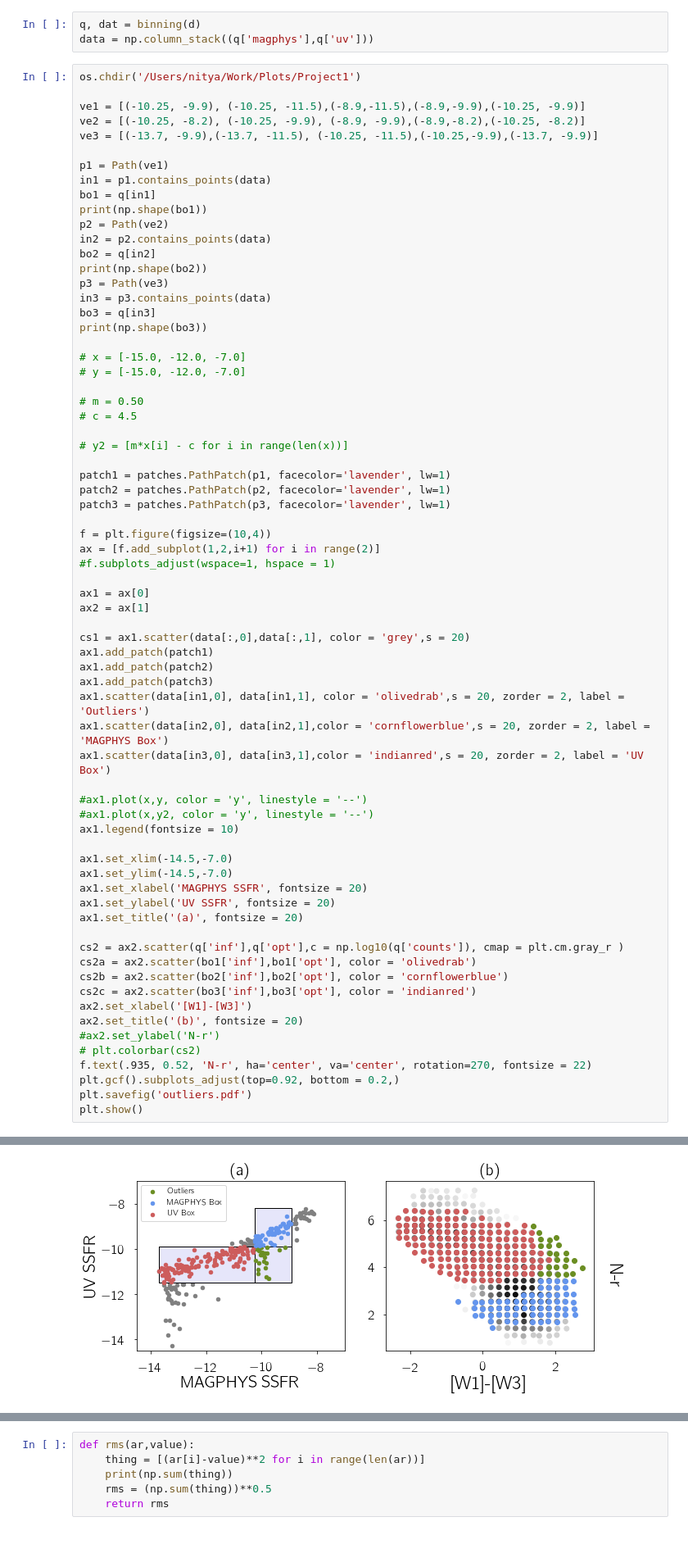
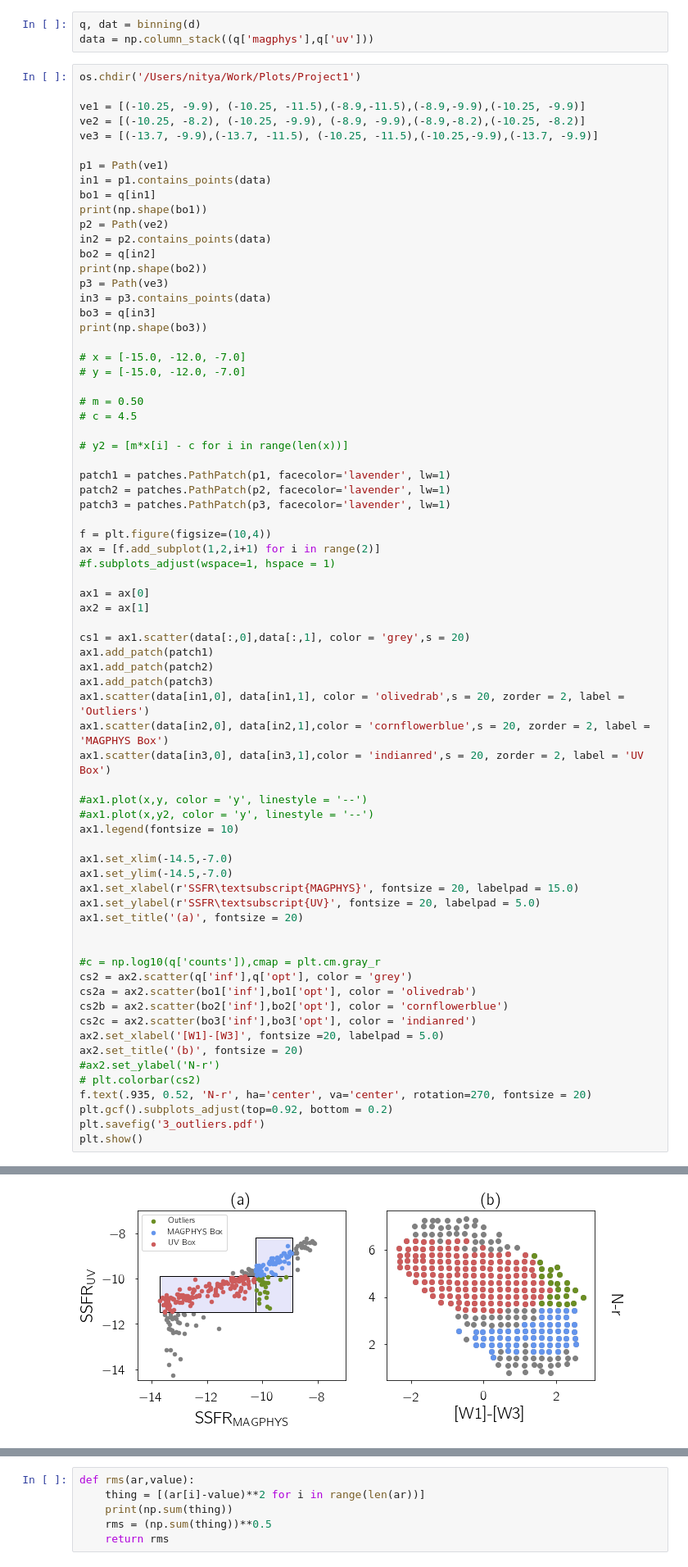
Before and after one commit to nityamd/SSFR_Env, a Jupyter notebook: notebooks/Post jk plots.ipynb, the cells around one changed output, grey strips where cells are left out. Shown at 82% size. Cells and saved outputs as stored; diff of their text form; blank space fills up the shorter version.

```diff
--- a/notebooks/Post jk plots.ipynb
+++ b/notebooks/Post jk plots.ipynb
@@ -131,41 +131,43 @@ ax = [f.add_subplot(1,2,i+1) for i in range(2)]
 ax1 = ax[0]
 ax2 = ax[1]
 
 cs1 = ax1.scatter(data[:,0],data[:,1], color = 'grey',s = 20)
 ax1.add_patch(patch1)
 ax1.add_patch(patch2)
 ax1.add_patch(patch3)
 ax1.scatter(data[in1,0], data[in1,1], color = 'olivedrab',s = 20, zorder = 2, label = 'Outliers')
 ax1.scatter(data[in2,0], data[in2,1],color = 'cornflowerblue',s = 20, zorder = 2, label = 'MAGPHYS Box')
 ax1.scatter(data[in3,0], data[in3,1],color = 'indianred',s = 20, zorder = 2, label = 'UV Box')
 
 #ax1.plot(x,y, color = 'y', linestyle = '--')
 #ax1.plot(x,y2, color = 'y', linestyle = '--')
 ax1.legend(fontsize = 10)
 
 ax1.set_xlim(-14.5,-7.0)
 ax1.set_ylim(-14.5,-7.0)
-ax1.set_xlabel('MAGPHYS SSFR', fontsize = 20)
-ax1.set_ylabel('UV SSFR', fontsize = 20)
+ax1.set_xlabel(r'SSFR\textsubscript{MAGPHYS}', fontsize = 20, labelpad = 15.0)
+ax1.set_ylabel(r'SSFR\textsubscript{UV}', fontsize = 20, labelpad = 5.0)
 ax1.set_title('(a)', fontsize = 20)
 
-cs2 = ax2.scatter(q['inf'],q['opt'],c = np.log10(q['counts']), cmap = plt.cm.gray_r )
+
+#c = np.log10(q['counts']),cmap = plt.cm.gray_r
+cs2 = ax2.scatter(q['inf'],q['opt'], color = 'grey')
 cs2a = ax2.scatter(bo1['inf'],bo1['opt'], color = 'olivedrab')
 cs2b = ax2.scatter(bo2['inf'],bo2['opt'], color = 'cornflowerblue')
 cs2c = ax2.scatter(bo3['inf'],bo3['opt'], color = 'indianred')
-ax2.set_xlabel('[W1]-[W3]')
+ax2.set_xlabel('[W1]-[W3]', fontsize =20, labelpad = 5.0)
 ax2.set_title('(b)', fontsize = 20)
 #ax2.set_ylabel('N-r')
 # plt.colorbar(cs2)
-f.text(.935, 0.52, 'N-r', ha='center', va='center', rotation=270, fontsize = 22)
-plt.gcf().subplots_adjust(top=0.92, bottom = 0.2,)
-plt.savefig('outliers.pdf')
+f.text(.935, 0.52, 'N-r', ha='center', va='center', rotation=270, fontsize = 20)
+plt.gcf().subplots_adjust(top=0.92, bottom = 0.2)
+plt.savefig('3_outliers.pdf')
 plt.show()
 # %% [output]
 (23,)
 (63,)
 (145,)
-[figure, old version]
+[figure, new version]
 # %%
 
 def func(data,ve,dat,g):
```
Also changed, not shown: parts of 8 cells of this notebook, 31 other files.
